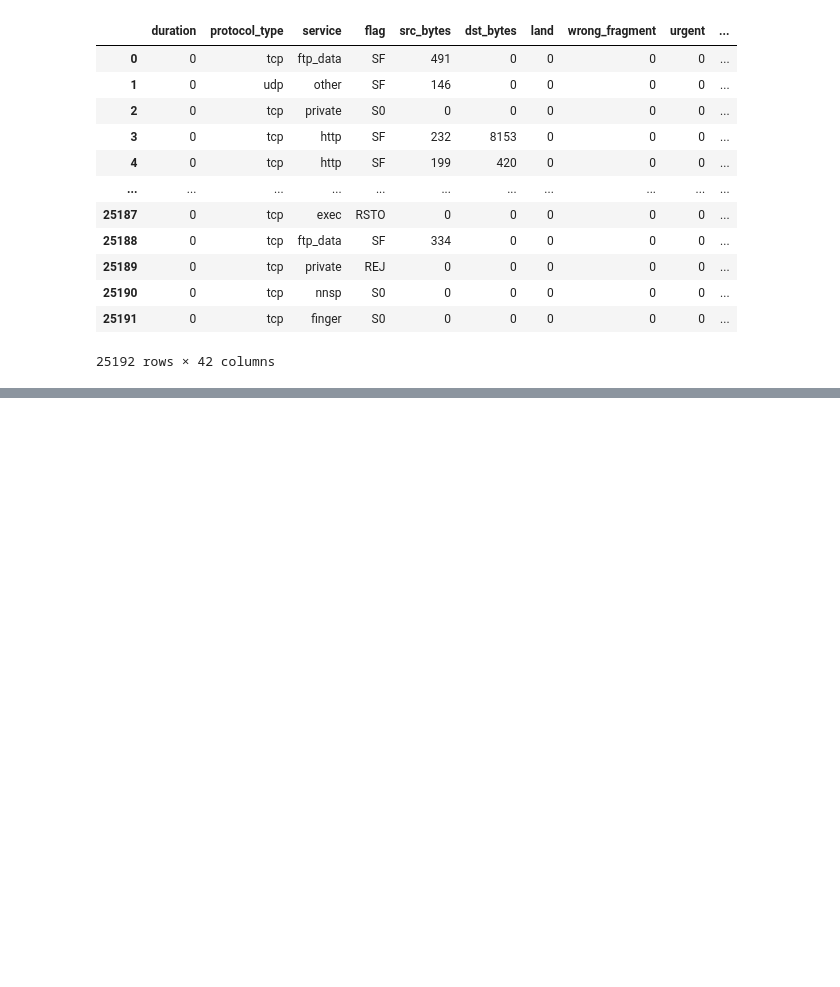
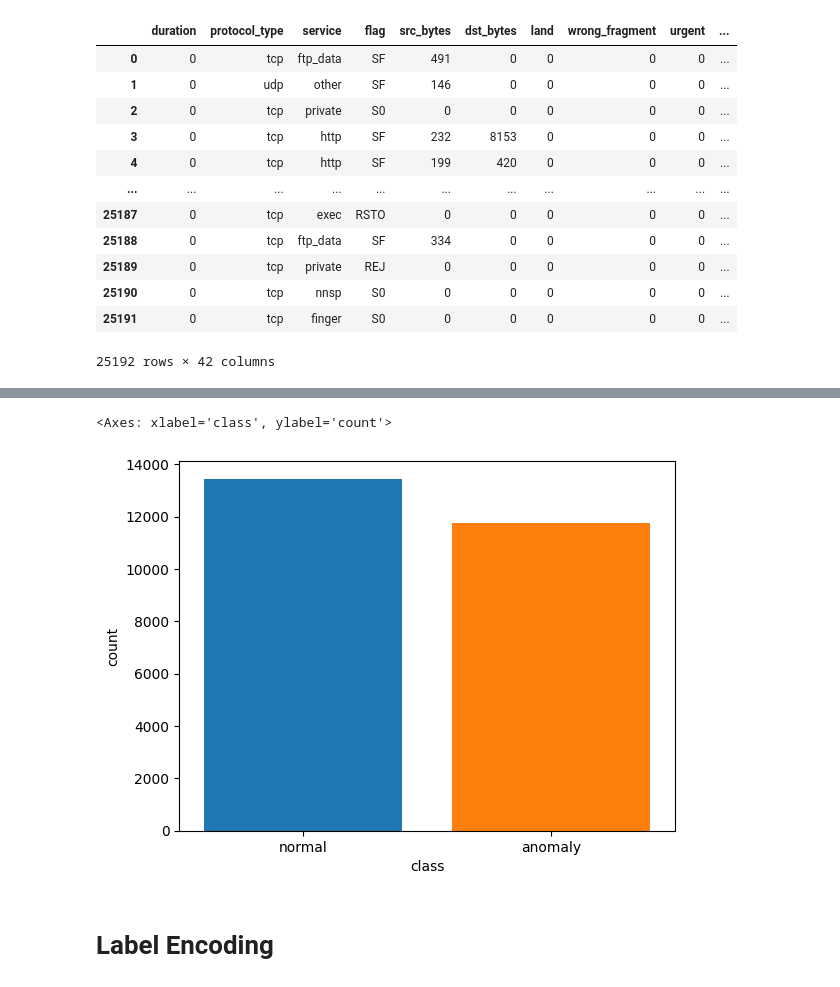
Before and after one commit to BelierJavier/Vigil, a Jupyter notebook: ids_model.ipynb, the cells around one changed output, grey strips where cells are left out. Saved outputs shown, nothing was run; the diff lists cells and outputs as text; code cells hidden in the pictures; blank space fills up the shorter version.

Commit message:
Exploratory Data Analysis & Label Encoding
+ Finished data analysis and preprocessing

```diff
--- a/ids_model.ipynb
+++ b/ids_model.ipynb
@@ -27,0 +108,7 @@ train_df
+# %%
+sb.countplot(x=train_df['class'], hue=train_df['class'], saturation=1,)
+# %% [output]
+<Axes: xlabel='class', ylabel='count'>
+[figure, added]
+# %% [markdown]
+<h1>Label Encoding</h1>
```
Also changed, not shown: parts of 15 cells of this notebook.
